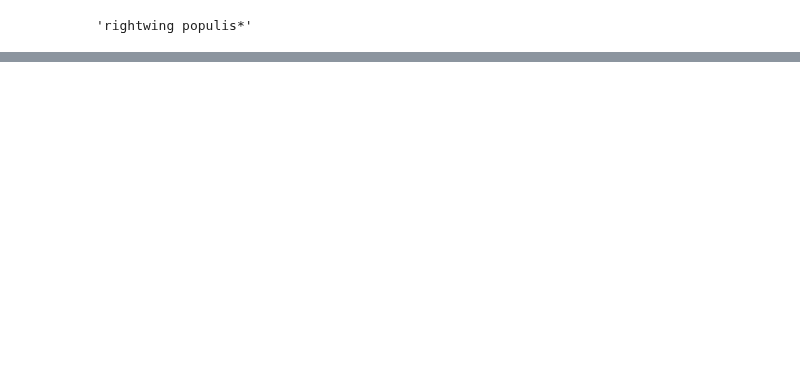
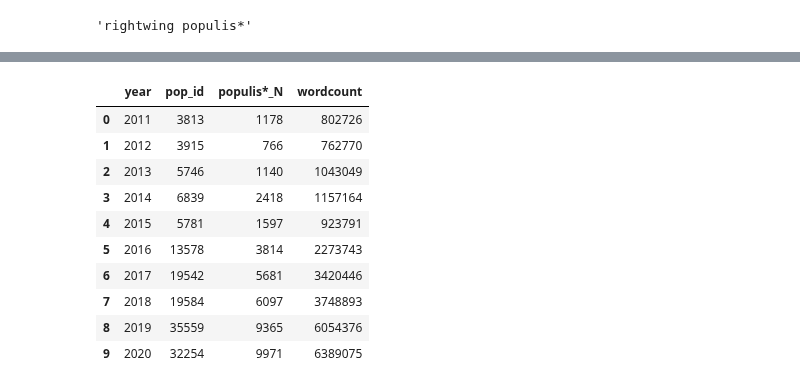
Before and after one commit to CCS-ZCU/pop, a Jupyter notebook: scripts/5_exploring_trends.ipynb, the cells around one changed output, grey strips where cells are left out. Cells and saved outputs as stored; diff of their text form; code cells hidden in the pictures; blank space fills up the shorter version.

```diff
--- a/scripts/5_exploring_trends.ipynb
+++ b/scripts/5_exploring_trends.ipynb
@@ -257,0 +374,15 @@ articles_metadata.head(20)
+# %%
+articles_metadata_sums = articles_metadata.groupby("year").sum().reset_index()
+articles_metadata_sums
+# %% [output]
+|  | year | pop_id | populis*_N | wordcount |
+| 0 | 2011 | 3813 | 1178 | 802726 |
+| 1 | 2012 | 3915 | 766 | 762770 |
+| 2 | 2013 | 5746 | 1140 | 1043049 |
+| 3 | 2014 | 6839 | 2418 | 1157164 |
+| 4 | 2015 | 5781 | 1597 | 923791 |
+| 5 | 2016 | 13578 | 3814 | 2273743 |
+| 6 | 2017 | 19542 | 5681 | 3420446 |
+| 7 | 2018 | 19584 | 6097 | 3748893 |
+| 8 | 2019 | 35559 | 9365 | 6054376 |
+| 9 | 2020 | 32254 | 9971 | 6389075 |
```
Also changed, not shown: parts of 37 cells of this notebook, 7 other files.
